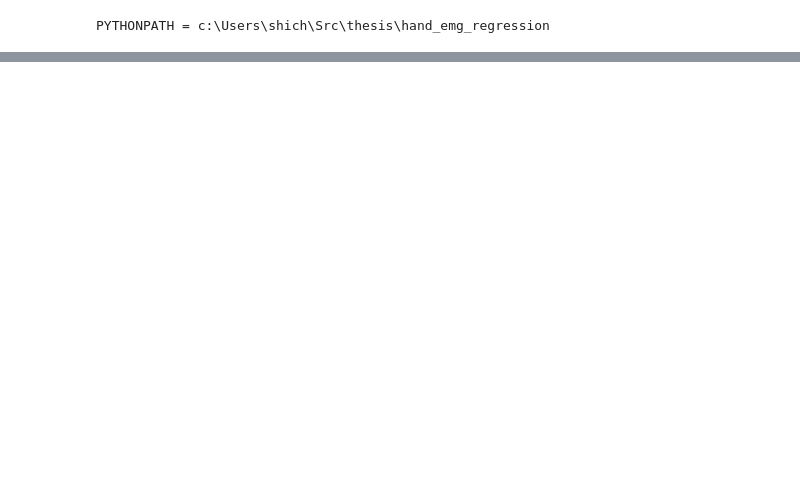
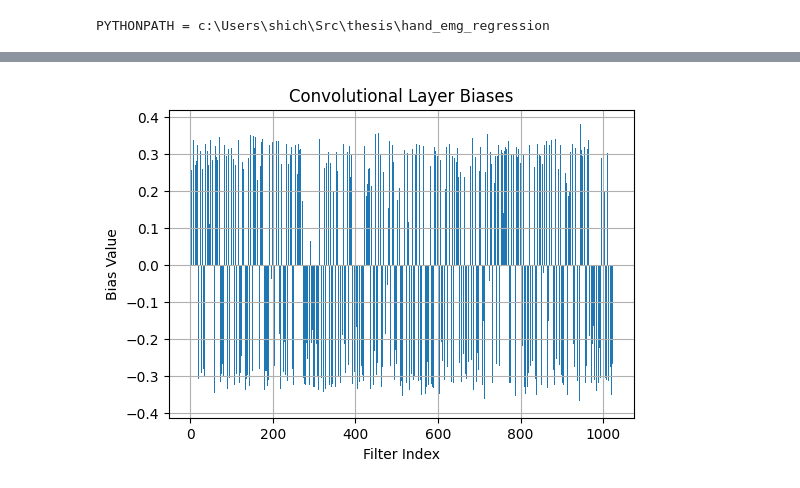
Before and after one commit to Senopiece/hand_emg_regression, a Jupyter notebook: notebooks/inspect.ipynb, the cells around one changed output, grey strips where cells are left out. Saved outputs shown, nothing was run; the diff lists cells and outputs as text; code cells hidden in the pictures; blank space fills up the shorter version.

```diff
--- a/notebooks/inspect.ipynb
+++ b/notebooks/inspect.ipynb
@@ -29,0 +42,21 @@ tensor([ 0.3300, -0.0975,  0.1726,  0.0825,  0.0671,  0.3818,  0.4371],
+# %%
+this = "Convolutional Layer Biases"
+
+import matplotlib.pyplot as plt
+
+# Access the first convolutional layer
+conv_layer = m.conv[0]
+
+# Get the biases of the convolutional layer
+biases = conv_layer.bias.data.cpu()
+
+# Plot the biases
+plt.figure(figsize=(6, 4))
+plt.bar(range(len(biases)), biases.numpy())
+plt.title(this)
+plt.xlabel("Filter Index")
+plt.ylabel("Bias Value")
+plt.grid(True)
+plt.show()
+# %% [output]
+[figure, added]
```
Also changed, not shown: parts of 8 cells of this notebook, 1 other file.
